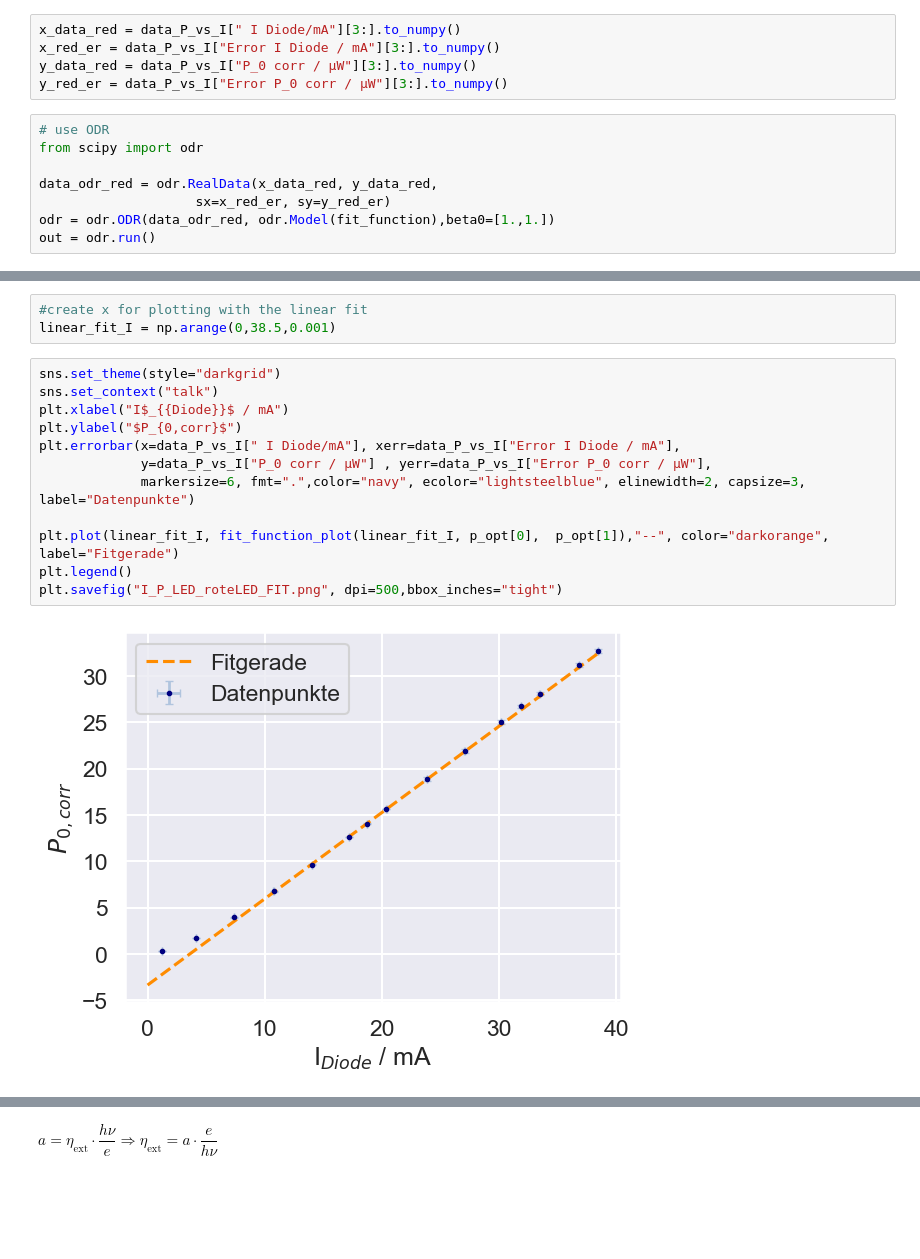
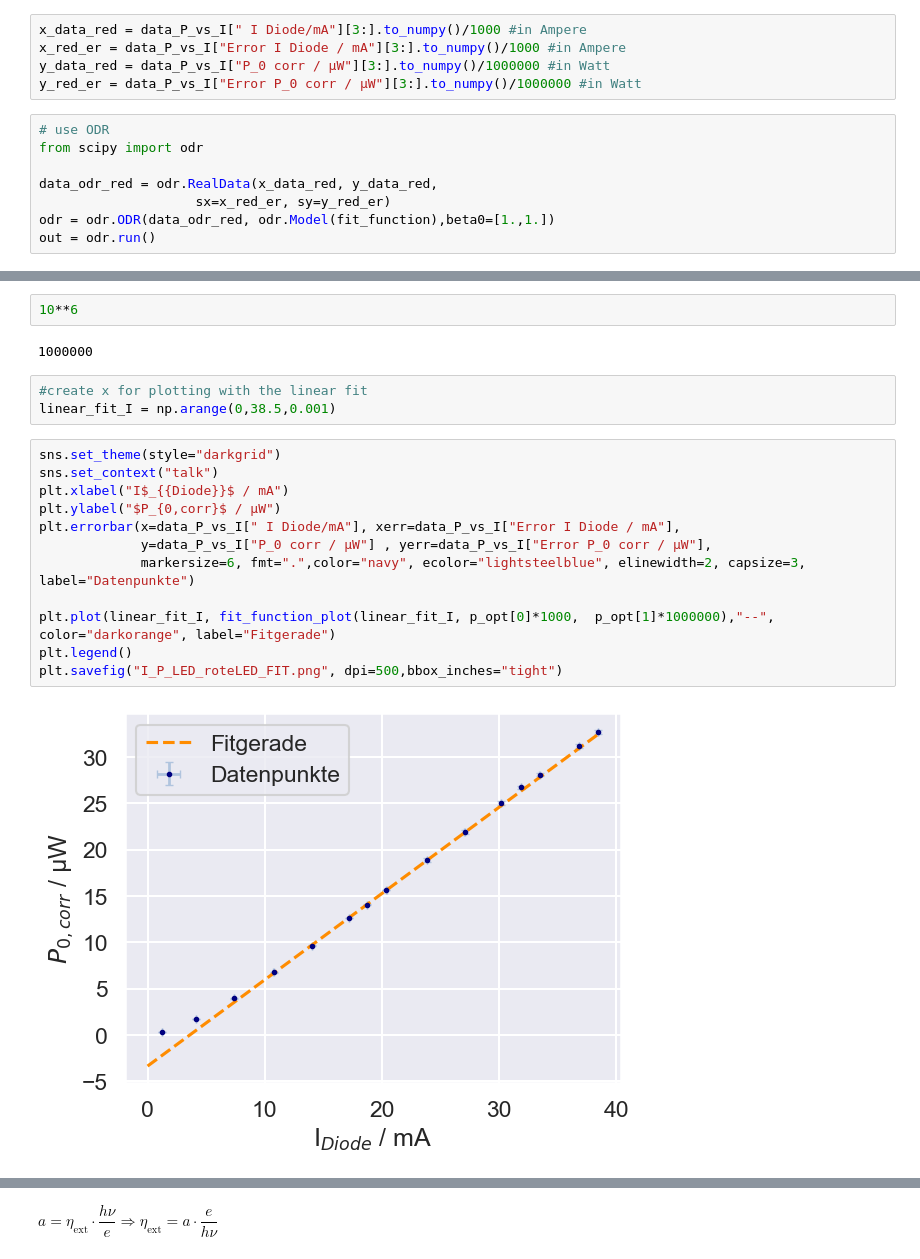
Before and after one commit to KemalOenen/Grundpraktikum2_Gruppe1_SS23, a Jupyter notebook: Versuch3/Auswertung_LED_Kemal.ipynb, the cells around one changed output, grey strips where cells are left out. Cells and saved outputs as stored; diff of their text form; blank space fills up the shorter version.

```diff
--- a/Versuch3/Auswertung_LED_Kemal.ipynb
+++ b/Versuch3/Auswertung_LED_Kemal.ipynb
@@ -444,10 +445,10 @@ def fit_function(p,x):
 def fit_function_plot(x,a,d):
     return a*x + d
 # %%
-x_data_red = data_P_vs_I[" I Diode/mA"][3:].to_numpy()
-x_red_er = data_P_vs_I["Error I Diode / mA"][3:].to_numpy()
-y_data_red = data_P_vs_I["P_0 corr / µW"][3:].to_numpy()
-y_red_er = data_P_vs_I["Error P_0 corr / µW"][3:].to_numpy()
+x_data_red = data_P_vs_I[" I Diode/mA"][3:].to_numpy()/1000 #in Ampere
+x_red_er = data_P_vs_I["Error I Diode / mA"][3:].to_numpy()/1000 #in Ampere
+y_data_red = data_P_vs_I["P_0 corr / µW"][3:].to_numpy()/1000000 #in Watt
+y_red_er = data_P_vs_I["Error P_0 corr / µW"][3:].to_numpy()/1000000 #in Watt
 # %%
 # use ODR
 from scipy import odr
@@ -476,20 +477,24 @@ reduced chi squared =  4.223619981798492
+# %%
+10**6
+# %% [output]
+1000000
 # %%
 #create x for plotting with the linear fit
 linear_fit_I = np.arange(0,38.5,0.001)
 # %%
 sns.set_theme(style="darkgrid")
 sns.set_context("talk")
 plt.xlabel("I$_{{Diode}}$ / mA")
-plt.ylabel("$P_{0,corr}$")
+plt.ylabel("$P_{0,corr}$ / µW")
 plt.errorbar(x=data_P_vs_I[" I Diode/mA"], xerr=data_P_vs_I["Error I Diode / mA"],
              y=data_P_vs_I["P_0 corr / µW"] , yerr=data_P_vs_I["Error P_0 corr / µW"],
              markersize=6, fmt=".",color="navy", ecolor="lightsteelblue", elinewidth=2, capsize=3, label="Datenpunkte")
 
-plt.plot(linear_fit_I, fit_function_plot(linear_fit_I, p_opt[0],  p_opt[1]),"--", color="darkorange", label="Fitgerade")
+plt.plot(linear_fit_I, fit_function_plot(linear_fit_I, p_opt[0]*1000,  p_opt[1]*1000000),"--", color="darkorange", label="Fitgerade")
 plt.legend()
 plt.savefig("I_P_LED_roteLED_FIT.png", dpi=500,bbox_inches="tight")
 # %% [output]
-[figure, old version]
+[figure, new version]
 # %%
 a = ufloat(p_opt[0], p_err[0])
 a
```
Also changed, not shown: parts of 5 cells of this notebook, 1 other file.
